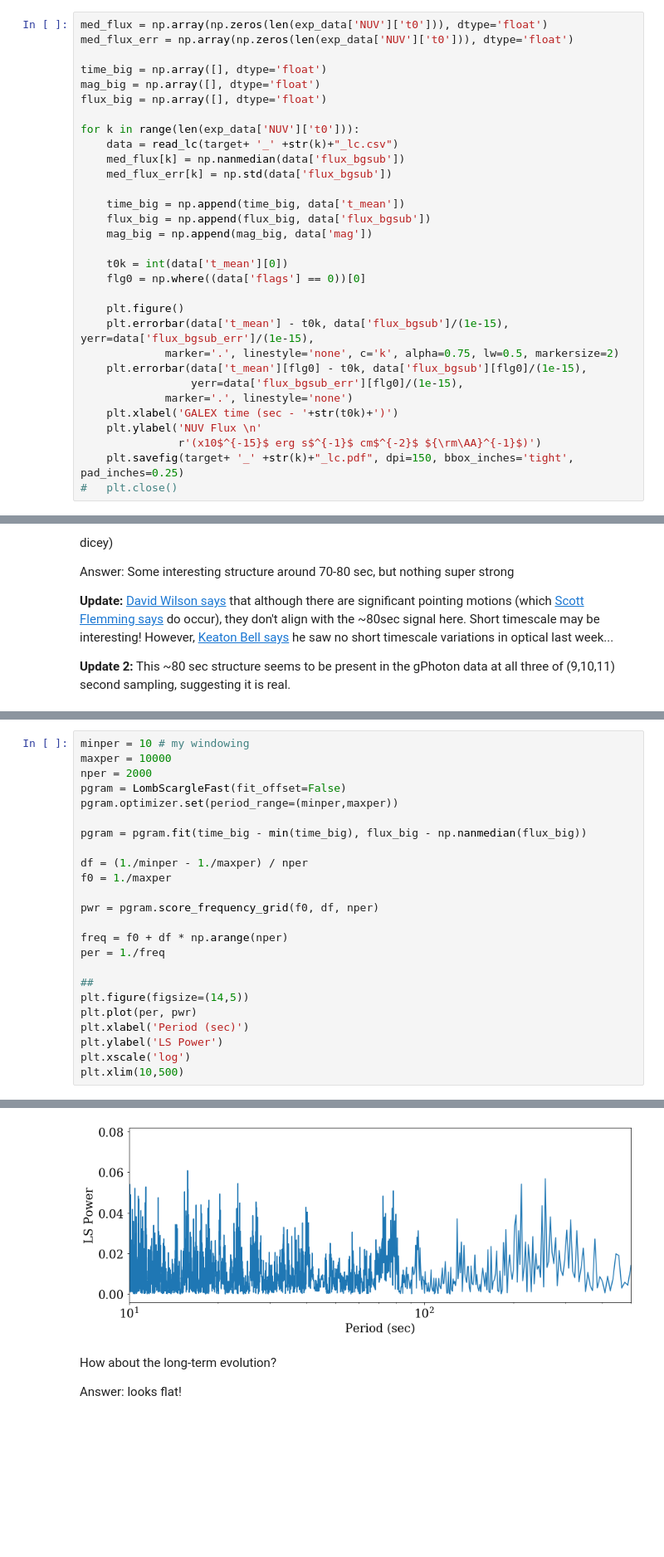
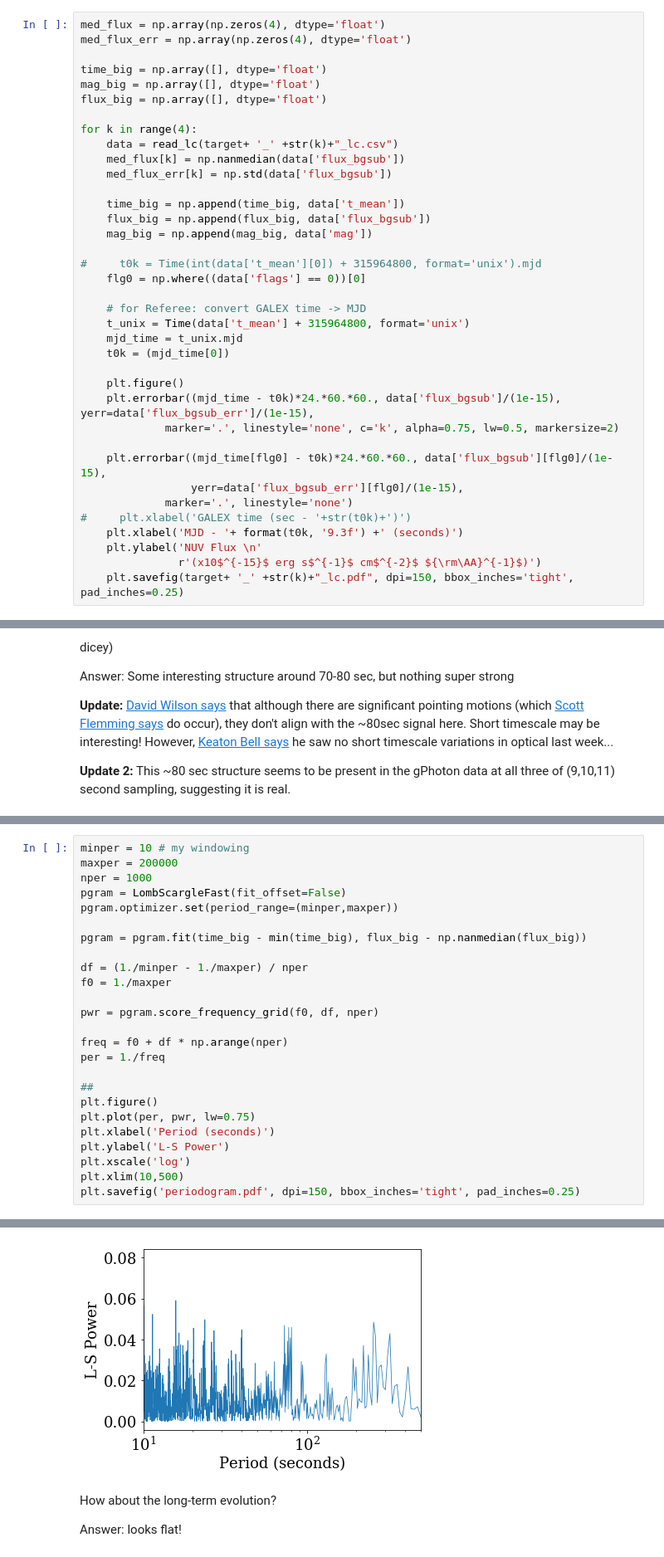
Before and after one commit to jradavenport/GALEX_Boyajian, a Jupyter notebook: explore.ipynb, the cells around one changed output, grey strips where cells are left out. Shown at 83% size. Saved outputs shown, nothing was run; the diff lists cells and outputs as text; blank space fills up the shorter version.

```diff
--- a/explore.ipynb
+++ b/explore.ipynb
@@ -76,14 +76,14 @@ target = 'KIC8462852'
 
 #     print(datetime.datetime.now(), k)
 # %%
-med_flux = np.array(np.zeros(len(exp_data['NUV']['t0'])), dtype='float')
-med_flux_err = np.array(np.zeros(len(exp_data['NUV']['t0'])), dtype='float')
+med_flux = np.array(np.zeros(4), dtype='float')
+med_flux_err = np.array(np.zeros(4), dtype='float')
 
 time_big = np.array([], dtype='float')
 mag_big = np.array([], dtype='float')
 flux_big = np.array([], dtype='float')
 
-for k in range(len(exp_data['NUV']['t0'])):
+for k in range(4):
     data = read_lc(target+ '_' +str(k)+"_lc.csv")
     med_flux[k] = np.nanmedian(data['flux_bgsub'])
     med_flux_err[k] = np.std(data['flux_bgsub'])
@@ -92,18 +92,24 @@ for k in range(len(exp_data['NUV']['t0'])):
     flux_big = np.append(flux_big, data['flux_bgsub'])
     mag_big = np.append(mag_big, data['mag'])
 
-    t0k = int(data['t_mean'][0])
+#     t0k = Time(int(data['t_mean'][0]) + 315964800, format='unix').mjd
     flg0 = np.where((data['flags'] == 0))[0]
 
+    # for Referee: convert GALEX time -> MJD
+    t_unix = Time(data['t_mean'] + 315964800, format='unix')
+    mjd_time = t_unix.mjd
+    t0k = (mjd_time[0])
+
     plt.figure()
-    plt.errorbar(data['t_mean'] - t0k, data['flux_bgsub']/(1e-15), yerr=data['flux_bgsub_err']/(1e-15),
+    plt.errorbar((mjd_time - t0k)*24.*60.*60., data['flux_bgsub']/(1e-15), yerr=data['flux_bgsub_err']/(1e-15),
              marker='.', linestyle='none', c='k', alpha=0.75, lw=0.5, markersize=2)
-    plt.errorbar(data['t_mean'][flg0] - t0k, data['flux_bgsub'][flg0]/(1e-15),
+
+    plt.errorbar((mjd_time[flg0] - t0k)*24.*60.*60., data['flux_bgsub'][flg0]/(1e-15),
                  yerr=data['flux_bgsub_err'][flg0]/(1e-15),
              marker='.', linestyle='none')
-    plt.xlabel('GALEX time (sec - '+str(t0k)+')')
+#     plt.xlabel('GALEX time (sec - '+str(t0k)+')')
+    plt.xlabel('MJD - '+ format(t0k, '9.3f') +' (seconds)')
     plt.ylabel('NUV Flux \n'
                r'(x10$^{-15}$ erg s$^{-1}$ cm$^{-2}$ ${\rm\AA}^{-1}$)')
     plt.savefig(target+ '_' +str(k)+"_lc.pdf", dpi=150, bbox_inches='tight', pad_inches=0.25)
-#   plt.close()
 # %% [output]
@@ -149,7 +155,7 @@ plt.title('Flags = 0')
 # %%
 minper = 10 # my windowing
-maxper = 10000
-nper = 2000
+maxper = 200000
+nper = 1000
 pgram = LombScargleFast(fit_offset=False)
 pgram.optimizer.set(period_range=(minper,maxper))
 
@@ -164,10 +170,11 @@ freq = f0 + df * np.arange(nper)
 per = 1./freq
 
 ##
-plt.figure(figsize=(14,5))
-plt.plot(per, pwr)
-plt.xlabel('Period (sec)')
-plt.ylabel('LS Power')
+plt.figure()
+plt.plot(per, pwr, lw=0.75)
+plt.xlabel('Period (seconds)')
+plt.ylabel('L-S Power')
 plt.xscale('log')
 plt.xlim(10,500)
+plt.savefig('periodogram.pdf', dpi=150, bbox_inches='tight', pad_inches=0.25)
 # %% [output]
@@ -175,4 +181,4 @@ plt.xlim(10,500)
-[figure, old version]
+[figure, new version]
 # %% [markdown]
 How about the long-term evolution?
 
```
Also changed, not shown: parts of 6 cells of this notebook.
